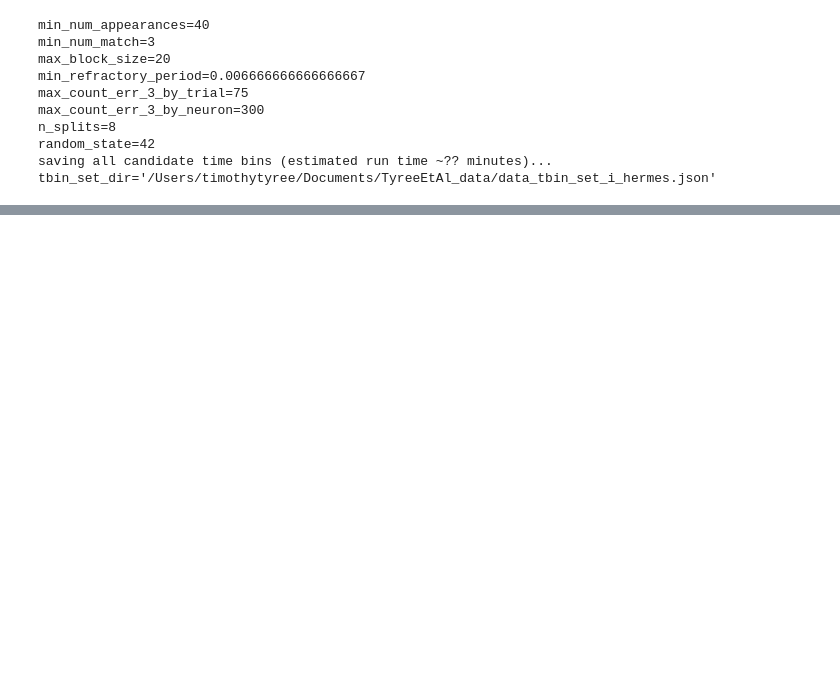
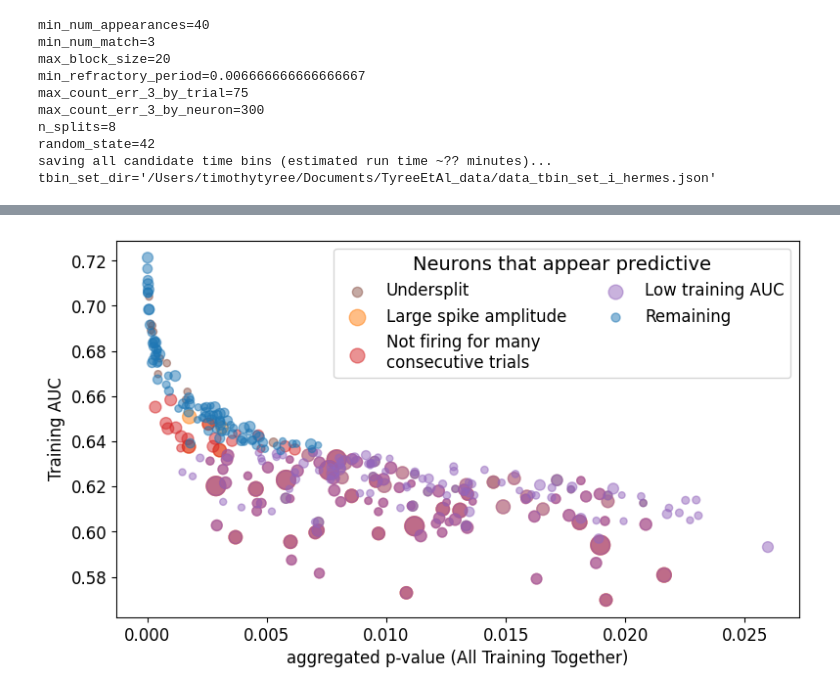
Before and after one commit to timtyree/tbins, a Jupyter notebook: notebooks/decoding_individual_identity.ipynb, the cells around one changed output, grey strips where cells are left out. Saved outputs shown, nothing was run; the diff lists cells and outputs as text; code cells hidden in the pictures; blank space fills up the shorter version.

```diff
--- a/notebooks/decoding_individual_identity.ipynb
+++ b/notebooks/decoding_individual_identity.ipynb
@@ -610,0 +624,7 @@ tbin_set_dir='/Users/timothytyree/Documents/TyreeEtAl_data/data_tbin_set_i_herme
+# %%
+df_neurons = pd.DataFrame(data['dict_etc']['df_neurons'])
+t_values = np.array(data['dict_etc']['dict_spike_templates']['t_values'])
+dict_spike_template_lst = data['dict_etc']['dict_spike_templates']['dict_spike_template_lst']
+df_neurons = comp_waveform_properties(df_neurons,dict_spike_template_lst,t_values)
+assert not df_neurons['dVpp'].isnull().any()
+df_neurons.head()
@@ -610,0 +669,9 @@ tbin_set_dir='/Users/timothytyree/Documents/TyreeEtAl_data/data_tbin_set_i_herme
+# %%
+#parameters for reasonable filtering
+max_frac_trials_anomalously_low_fr=0.3
+max_frac_trials_anomalously_high_fr=0.55
+max_dVpp=13.5 #mV
+max_fwhm=10. #ms
+max_final_err_1_streak=1
+max_training_p_aggregated=1.
+frac_drop_training_auc=0.6
@@ -610,0 +714,41 @@ tbin_set_dir='/Users/timothytyree/Documents/TyreeEtAl_data/data_tbin_set_i_herme
+# %%
+#scatter plot of predictive time bins
+fontsize=12
+alpha=0.5
+xcol='p'
+xlabel='p'
+xcol='p_aggregated'
+xlabel='aggregated p-value (All Training Together)'
+ycol='auc_train'
+ylabel='Training AUC'
+# ycol='auc_overall'
+# ylabel='AUC'
+
+#column scol determines markersize
+scol='dVpp'
+# scol='fwhm'
+# scol='duration'
+# # scol='err_3_count'
+# scol='longest_err_1_streak'
+# # scol='final_err_1_streak'
+# scol='frac_trials_anomalously_low_fr'
+# scol='frac_trials_anomalously_high_fr'
+# scol='max_spike_count'
+
+df_pred_tbins_agg_raw['markersize']=2e2*df_pred_tbins_agg_raw[scol]/np.max(df_pred_tbins_agg_raw[scol])+1
+scol='markersize'
+fig,ax=plt.subplots(figsize=(9,5))
+df_pred_tbins_agg_raw[boo_high_fr].plot.scatter(x=xcol,y=ycol,alpha=alpha,s=scol,c='C5',ax=ax,label=f'Undersplit')
+# df_pred_tbins_agg_raw[boo_low_fr].plot.scatter(x=xcol,y=ycol,alpha=alpha,s=scol,c='C2',ax=ax,label='Oversplit')
+df_pred_tbins_agg_raw[boo_dVpp].plot.scatter(x=xcol,y=ycol,alpha=alpha,s=scol,c='C1',ax=ax,label=r'Large spike amplitude')
+# df_pred_tbins_agg_raw[boo_fwhm].plot.scatter(x=xcol,y=ycol,alpha=alpha,s=scol,c='k',ax=ax,label=f'FWHM>{max_fwhm}')
+df_pred_tbins_agg_raw[boo_fstreak].plot.scatter(x=xcol,y=ycol,alpha=alpha,s=scol,c='C3',ax=ax,label='Not firing for many\nconsecutive trials')
+# df_pred_tbins_agg_raw[boo_pagg].plot.scatter(x=xcol,y=ycol,alpha=alpha,s=scol,c='gray',ax=ax,label='High aggregated p-value')
+df_pred_tbins_agg_raw[boo_low_training_auc].plot.scatter(x=xcol,y=ycol,alpha=alpha,s=scol,c='C4',ax=ax,label='Low training AUC')
+df_pred_tbins_agg_raw[~boo_filter].plot.scatter(x=xcol,y=ycol,alpha=alpha,s=scol,c='C0',ax=ax,label='Remaining')
+ax.legend(fontsize=fontsize,loc='upper right',ncol=2,#loc=(1.04,0.4),ncol=1,#
+          title='Neurons that appear predictive',title_fontsize=fontsize+2)
+format_plot(xlabel=xlabel,ylabel=ylabel,fontsize=fontsize)
+plt.show()
+# %% [output]
+[figure, added]
```
Also changed, not shown: parts of 76 cells of this notebook, 6 other files.
